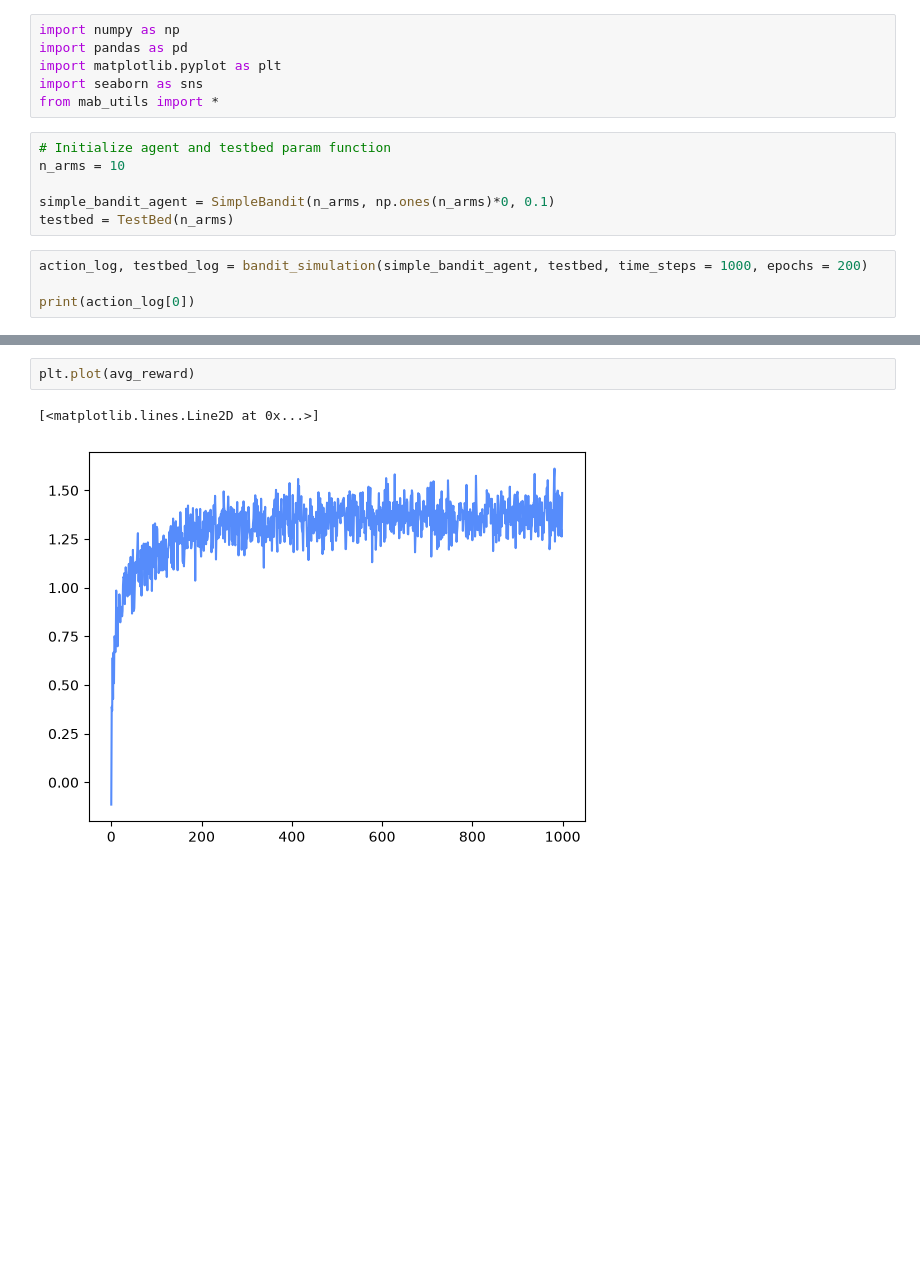
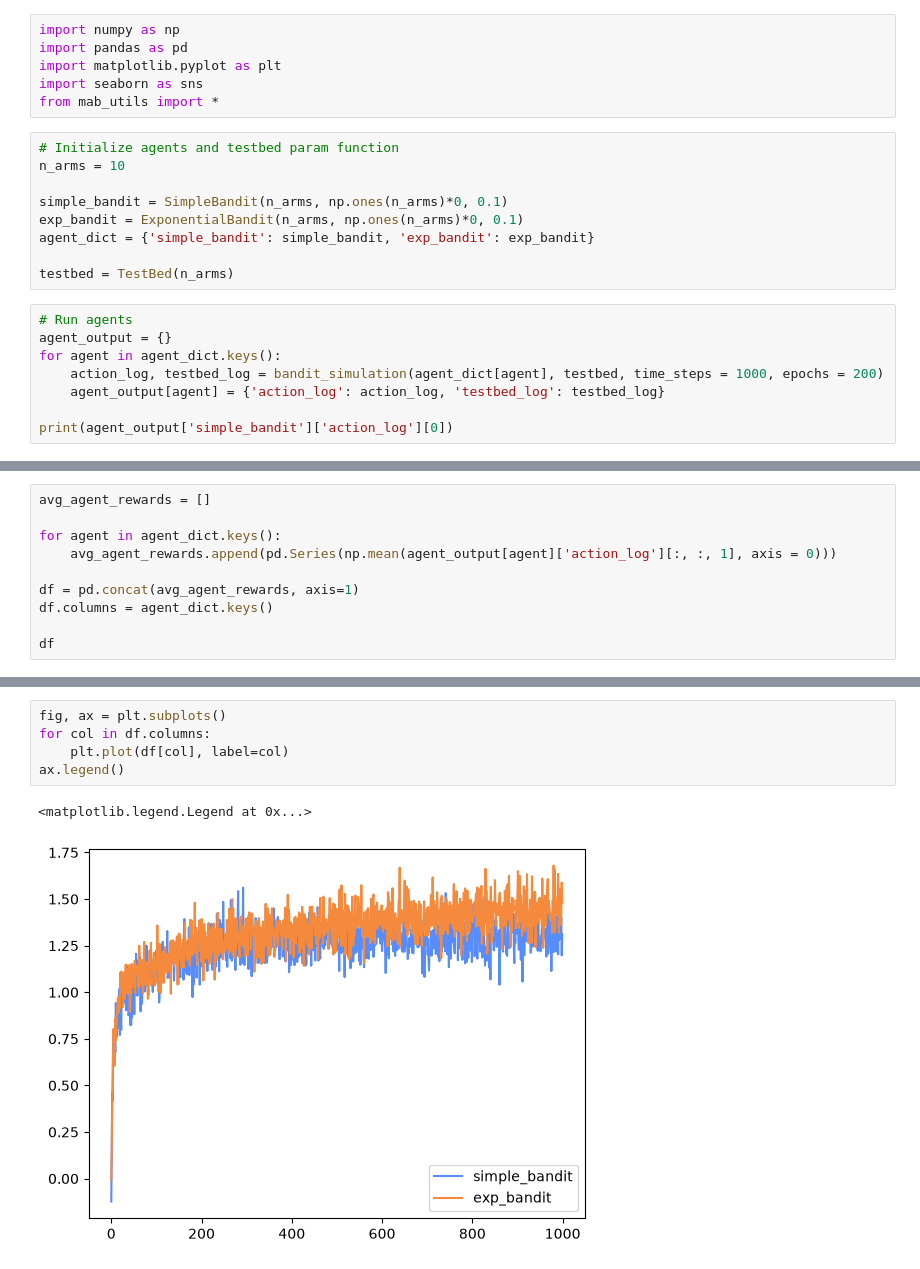
Before and after one commit to mdvogan/reinforcement-learning, a Jupyter notebook: multi-armed-bandits/multi-armed-bandit-simulations.ipynb, the cells around one changed output, grey strips where cells are left out. Cells and saved outputs as stored; diff of their text form; blank space fills up the shorter version.

Commit message:
Added loop for multiple agents

```diff
--- a/multi-armed-bandits/multi-armed-bandit-simulations.ipynb
+++ b/multi-armed-bandits/multi-armed-bandit-simulations.ipynb
@@ -5,13 +5,20 @@ import matplotlib.pyplot as plt
 import seaborn as sns
 from mab_utils import *
 # %%
-# Initialize agent and testbed param function
+# Initialize agents and testbed param function
 n_arms = 10
 
-simple_bandit_agent = SimpleBandit(n_arms, np.ones(n_arms)*0, 0.1)
+simple_bandit = SimpleBandit(n_arms, np.ones(n_arms)*0, 0.1)
+exp_bandit = ExponentialBandit(n_arms, np.ones(n_arms)*0, 0.1)
+agent_dict = {'simple_bandit': simple_bandit, 'exp_bandit': exp_bandit}
+
 testbed = TestBed(n_arms)
 # %%
-action_log, testbed_log = bandit_simulation(simple_bandit_agent, testbed, time_steps = 1000, epochs = 200)
+# Run agents
+agent_output = {}
+for agent in agent_dict.keys():
+    action_log, testbed_log = bandit_simulation(agent_dict[agent], testbed, time_steps = 1000, epochs = 200)
+    agent_output[agent] = {'action_log': action_log, 'testbed_log': testbed_log}
 
-print(action_log[0])
+print(agent_output['simple_bandit']['action_log'][0])
 # %% [output]
@@ -31,0 +40,10 @@ avg_reward = np.average(action_log[:, :, 1], axis = 0)
+# %%
+avg_agent_rewards = []
+
+for agent in agent_dict.keys():
+    avg_agent_rewards.append(pd.Series(np.mean(agent_output[agent]['action_log'][:, :, 1], axis = 0)))
+
+df = pd.concat(avg_agent_rewards, axis=1)
+df.columns = agent_dict.keys()
+
+df
@@ -32,5 +64,8 @@ avg_reward = np.average(action_log[:, :, 1], axis = 0)
 # %%
-plt.plot(avg_reward)
+fig, ax = plt.subplots()
+for col in df.columns:
+    plt.plot(df[col], label=col)
+ax.legend()
 # %% [output]
-[<matplotlib.lines.Line2D at 0x...>]
+<matplotlib.legend.Legend at 0x...>
-[figure, old version]
+[figure, new version]
```
Also changed, not shown: parts of 5 cells of this notebook.
